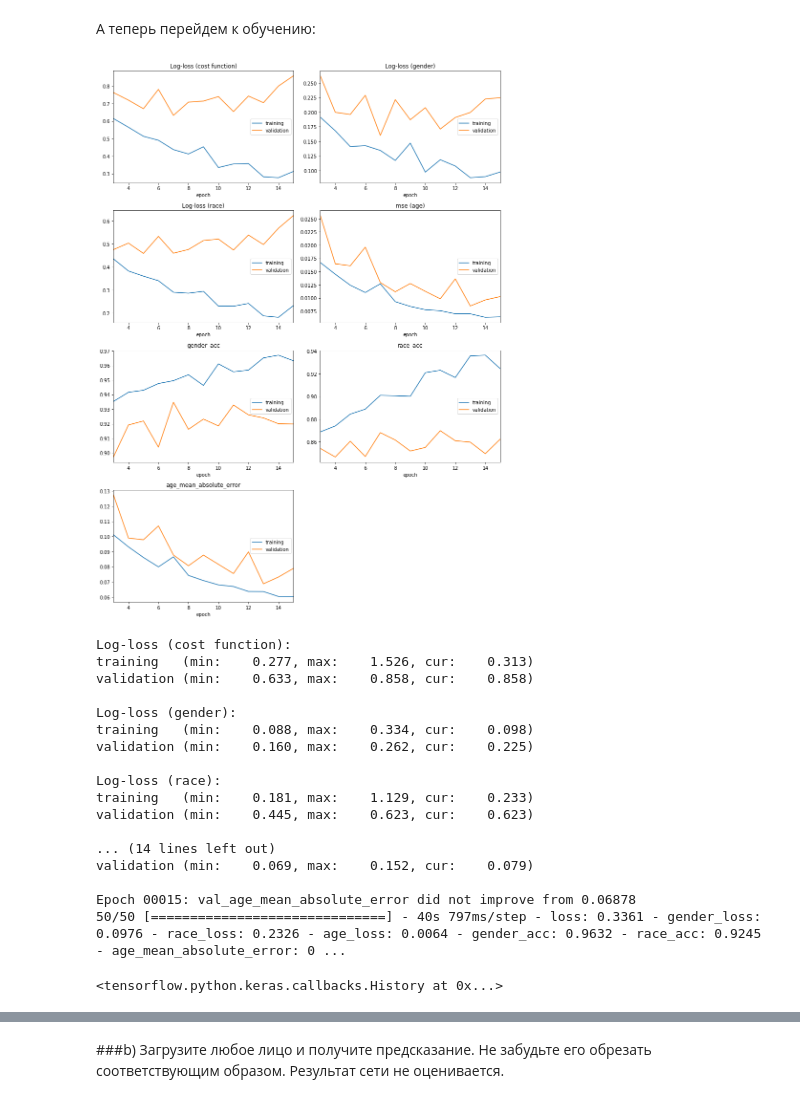
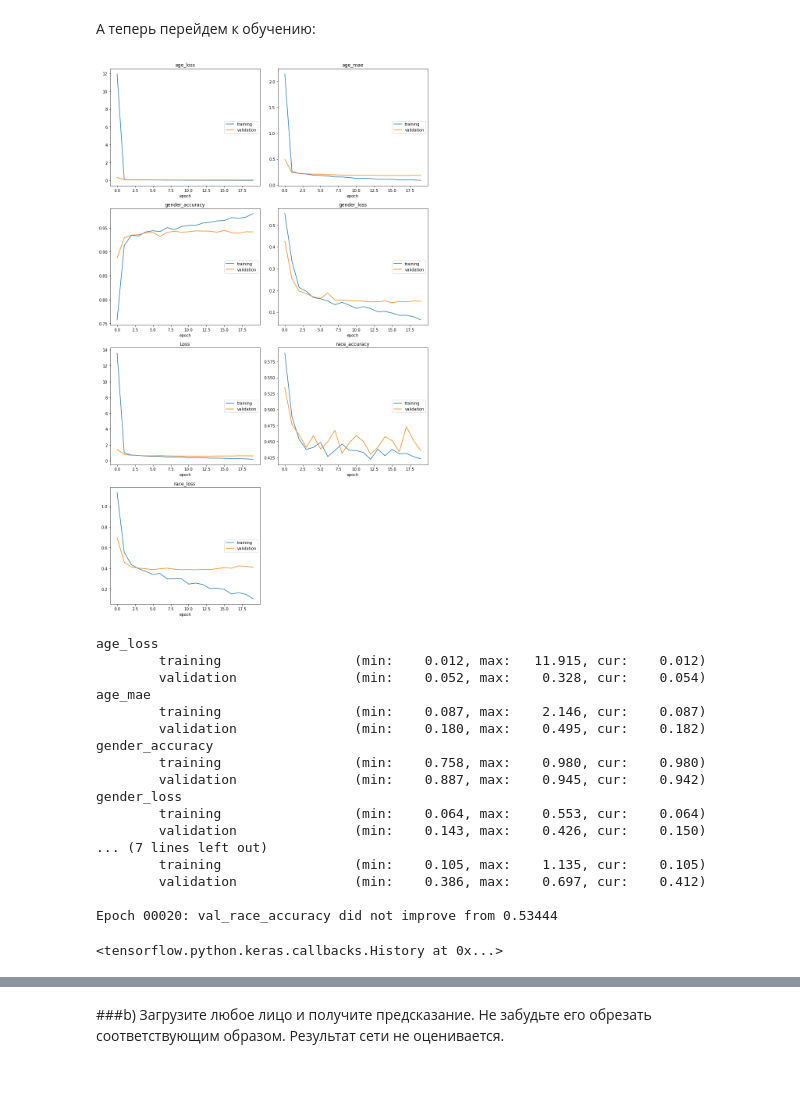
Before and after one commit to larinsi/DS0P, a Jupyter notebook: Machine_learning_Middle_level_Neural_networks/05_Convolutional_neural_networks_Pt2/Homework/homework_2_.ipynb, the cells around one changed output, grey strips where cells are left out. Drawn from its saved outputs; the diff is of its cells as text; code cells hidden in the pictures.

```diff
--- a/Machine_learning_Middle_level_Neural_networks/05_Convolutional_neural_networks_Pt2/Homework/homework_2_.ipynb
+++ b/Machine_learning_Middle_level_Neural_networks/05_Convolutional_neural_networks_Pt2/Homework/homework_2_.ipynb
@@ -764,12 +764,25 @@ input_layer = Input(shape=(IMAGE_SIZE, IMAGE_SIZE, 3))
 # < YOUR CODE STARTS HERE >
 # переменная model должна содержать модель для дальнейшего обучения
 
+fine_tune_at = 150
+
+for layer in base_model.layers[fine_tune_at:]:
+    layer.trainable = True
 
 
+base_model_out = base_model(input_layer)
+
+dense_layer = Dense(4000, activation="relu")(base_model_out)
+dense_layer_2 = Dense(4000, activation="relu")(dense_layer)
+
+output_gender = tf.keras.layers.Dense(1, activation="sigmoid", name="gender")(dense_layer_2)
+output_race = tf.keras.layers.Dense(5, activation="softmax", name="race")(dense_layer_2)
+output_age = tf.keras.layers.Dense(1, activation="linear", name="age")(dense_layer_2)
 
 
+model = tf.keras.Model(inputs=input_layer, outputs=[output_gender, output_race, output_age])
 
-
+# checkpoint = tf.keras.callbacks.ModelCheckpoint(cpt_path, monitor='val_race_accuracy', verbose=1, save_best_only=True, mode='max')
 
 
 # < YOUR CODE ENDS HERE >
@@ -785,6 +818,11 @@ print("Shape tests passed")
 # %% [markdown]
 Ниже мы приводим необходимые генераторы данных. Обратите внимание на y_col и class_mode.
 # %%
+df_train['race'] = np.asarray(df_train['race']).astype(np.float32)
+df_train['gender'] = np.asarray(df_train['gender']).astype(np.float32)
+df_val['race'] = np.asarray(df_val['race']).astype(np.float32)
+df_val['gender'] = np.asarray(df_val['gender']).astype(np.float32)
+
 train_generator = image_gen.flow_from_dataframe(
         dataframe=df_train,
         class_mode="other",
@@ -824,43 +879,43 @@ Found 4759 validated image filenames.
 # %% [markdown]
 А теперь перейдем к обучению:
 # %%
-optimizer = tf.keras.optimizers.Adam(learning_rate=0.001) # вы можете выбрать другую скорость обучения для вашей модели
+optimizer = tf.keras.optimizers.Adam(learning_rate=0.0001) # вы можете выбрать другую скорость обучения для вашей модели
 
 # обратите внимание, что теперь loss -- это словарь, в котором к каждому выходу мы "прицепляем" свой лосс
 # аналогично с metrics
 model.compile(optimizer=optimizer,
               loss={'gender': 'binary_crossentropy', 'race': 'sparse_categorical_crossentropy', 'age': 'mse'},
               metrics={'gender': 'accuracy', 'race': 'accuracy', 'age': 'mae'})
 
 path = Path("model_multitask")
 path.mkdir(exist_ok=True)
 cpt_filename = "checkpoint_best.h5"
 cpt_path =str(path / cpt_filename)
 
-checkpoint = tf.keras.callbacks.ModelCheckpoint(cpt_path, monitor='val_age_mean_absolute_error', verbose=1, save_best_only=True, mode='min')
+checkpoint = tf.keras.callbacks.ModelCheckpoint(cpt_path, monitor='val_race_accuracy', verbose=1, save_best_only=True, mode='max')
 
-model.fit_generator(split_outputs(train_generator), epochs=15, validation_data=split_outputs(val_generator),
+model.fit_generator(split_outputs(train_generator), epochs=20, validation_data=split_outputs(val_generator),
                     callbacks=[PlotLossesCallback(), checkpoint], steps_per_epoch=50,
                     validation_steps= len(df_val) // BATCH_SIZE)
 # %% [output]
-[figure, old version]
+[figure, new version]
-Log-loss (cost function):
-training   (min:    0.277, max:    1.526, cur:    0.313)
-validation (min:    0.633, max:    0.858, cur:    0.858)
+age_loss
+        training                 (min:    0.012, max:   11.915, cur:    0.012)
+        validation               (min:    0.052, max:    0.328, cur:    0.054)
+age_mae
+        training                 (min:    0.087, max:    2.146, cur:    0.087)
+        validation               (min:    0.180, max:    0.495, cur:    0.182)
+gender_accuracy
+        training                 (min:    0.758, max:    0.980, cur:    0.980)
+        validation               (min:    0.887, max:    0.945, cur:    0.942)
+gender_loss
+        training                 (min:    0.064, max:    0.553, cur:    0.064)
+        validation               (min:    0.143, max:    0.426, cur:    0.150)
+... (7 lines left out)
+        training                 (min:    0.105, max:    1.135, cur:    0.105)
+        validation               (min:    0.386, max:    0.697, cur:    0.412)
 
-Log-loss (gender):
-training   (min:    0.088, max:    0.334, cur:    0.098)
-validation (min:    0.160, max:    0.262, cur:    0.225)
-
-Log-loss (race):
-training   (min:    0.181, max:    1.129, cur:    0.233)
-validation (min:    0.445, max:    0.623, cur:    0.623)
-
-... (14 lines left out)
-validation (min:    0.069, max:    0.152, cur:    0.079)
-
-Epoch 00015: val_age_mean_absolute_error did not improve from 0.06878
-50/50 [==============================] - 40s 797ms/step - loss: 0.3361 - gender_loss: 0.0976 - race_loss: 0.2326 - age_loss: 0.0064 - gender_acc: 0.9632 - race_acc: 0.9245 - age_mean_absolute_error: 0 ...
+Epoch 00020: val_race_accuracy did not improve from 0.53444
 <tensorflow.python.keras.callbacks.History at 0x...>
 # %%
 model_multitask = load_model("model_multitask/checkpoint_best.h5")
```
Also changed, not shown: parts of 6 cells of this notebook.
